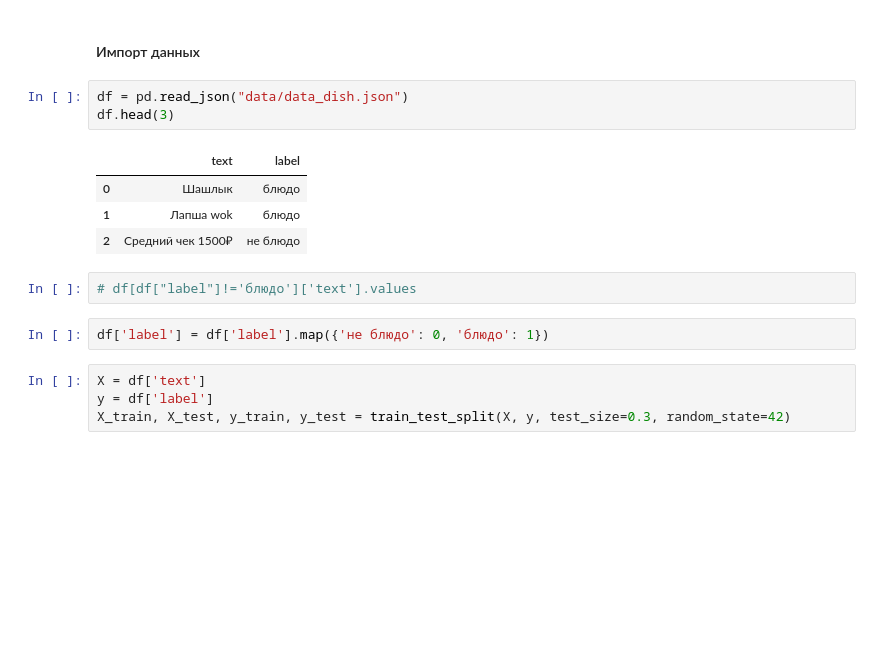
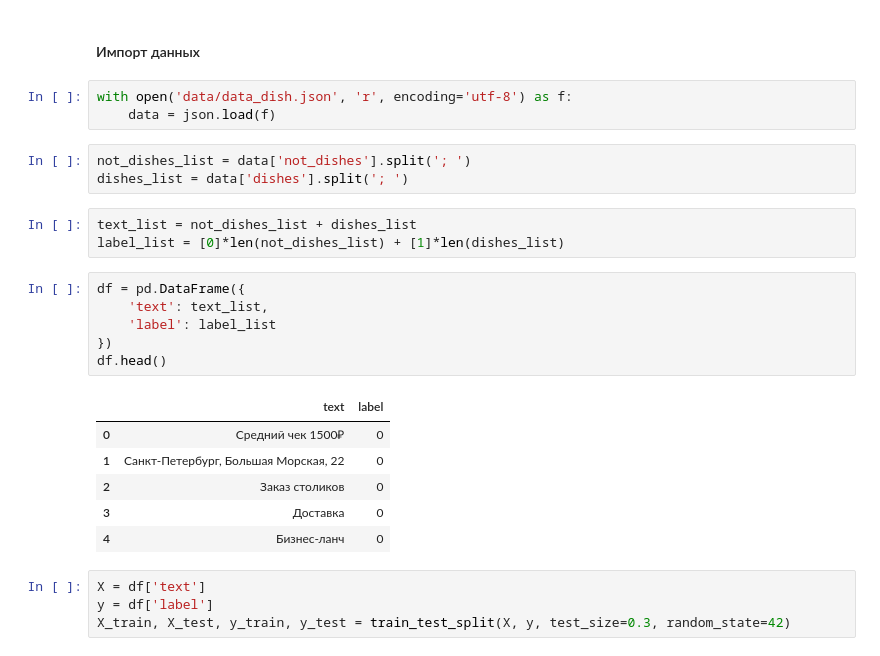
Before and after one commit to VyborovAndrey/GPNCAMP, a Jupyter notebook: Dish_classifier_train.ipynb, the cells around one changed output. Cells and saved outputs as stored; diff of their text form; blank space fills up the shorter version.

```diff
--- a/Dish_classifier_train.ipynb
+++ b/Dish_classifier_train.ipynb
@@ -11,17 +11,27 @@ warnings.filterwarnings("ignore")
 # %% [markdown]
 #### Импорт данных
 # %%
-df = pd.read_json("data/data_dish.json")
-df.head(3)
+with open('data/data_dish.json', 'r', encoding='utf-8') as f:
+    data = json.load(f)
-# %% [output]
-|  | text | label |
-| 0 | Шашлык | блюдо |
-| 1 | Лапша wok | блюдо |
-| 2 | Средний чек 1500₽ | не блюдо |
 # %%
-# df[df["label"]!='блюдо']['text'].values
+not_dishes_list = data['not_dishes'].split('; ')
+dishes_list = data['dishes'].split('; ')
+# %%
+text_list = not_dishes_list + dishes_list
+label_list = [0]*len(not_dishes_list) + [1]*len(dishes_list)
 # %%
-df['label'] = df['label'].map({'не блюдо': 0, 'блюдо': 1})
+df = pd.DataFrame({
+    'text': text_list,
+    'label': label_list
+})
+df.head()
+# %% [output]
+|  | text | label |
+| 0 | Средний чек 1500₽ | 0 |
+| 1 | Санкт-Петербург, Большая Морская, 22 | 0 |
+| 2 | Заказ столиков | 0 |
+| 3 | Доставка | 0 |
+| 4 | Бизнес-ланч | 0 |
 # %%
 X = df['text']
 y = df['label']
```
Also changed, not shown: parts of 3 cells of this notebook, 1 other file.
